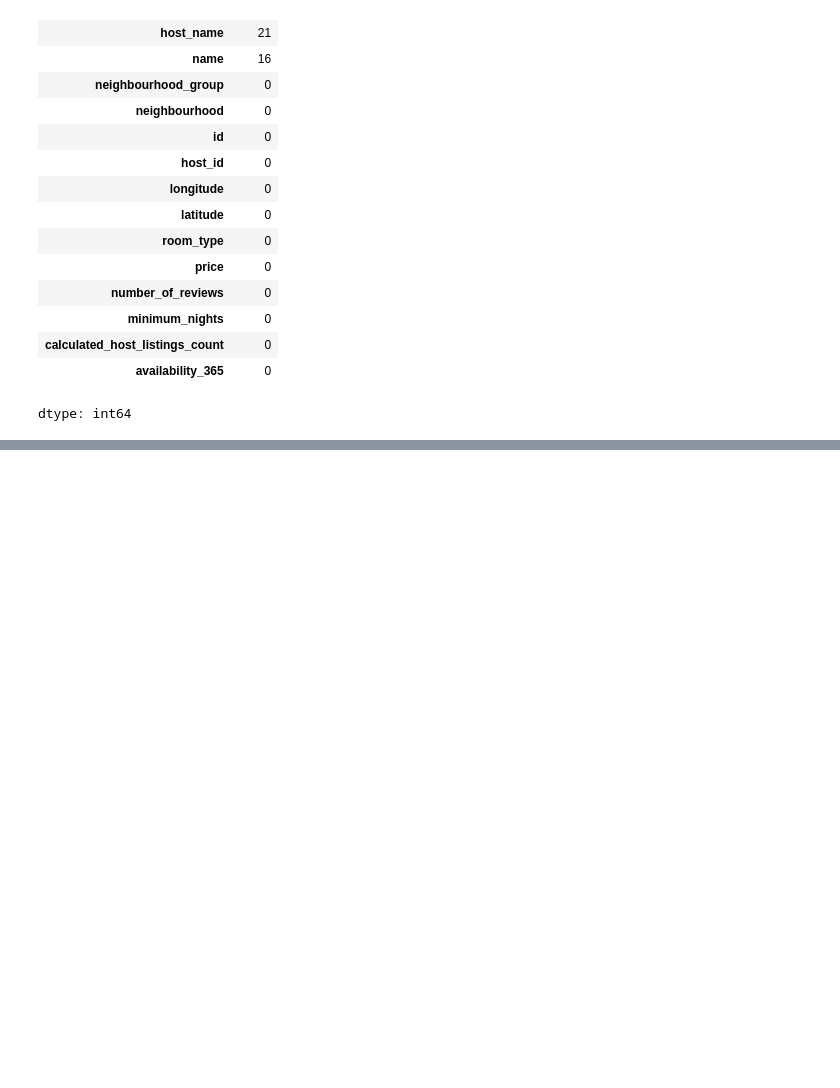
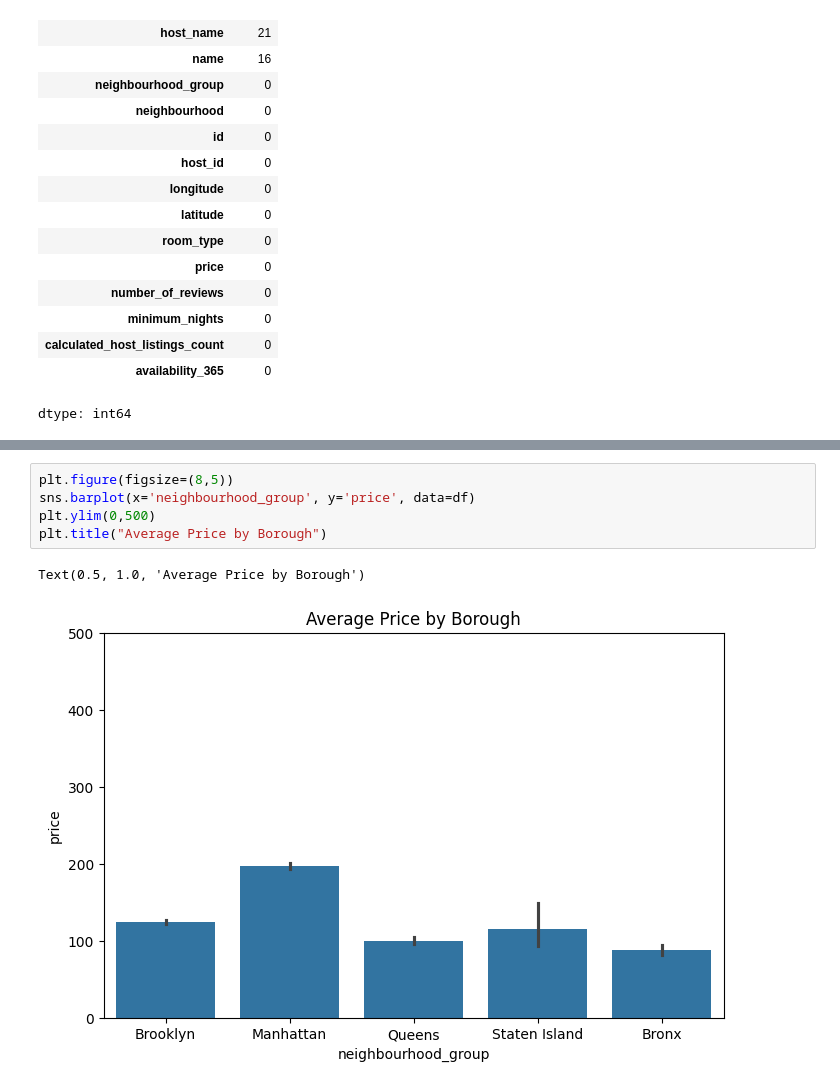
Before and after one commit to Ani-404/NYC-Airbnb, a Jupyter notebook: notebooks/colab.ipynb, the cells around one changed output, grey strips where cells are left out. Saved outputs shown, nothing was run; the diff lists cells and outputs as text; blank space fills up the shorter version.

```diff
--- a/notebooks/colab.ipynb
+++ b/notebooks/colab.ipynb
@@ -113,0 +131,8 @@ dtype: int64
+# %%
+plt.figure(figsize=(8,5))
+sns.barplot(x='neighbourhood_group', y='price', data=df)
+plt.ylim(0,500)
+plt.title("Average Price by Borough")
+# %% [output]
+Text(0.5, 1.0, 'Average Price by Borough')
+[figure, added]
```
Also changed, not shown: parts of 2 cells of this notebook.
